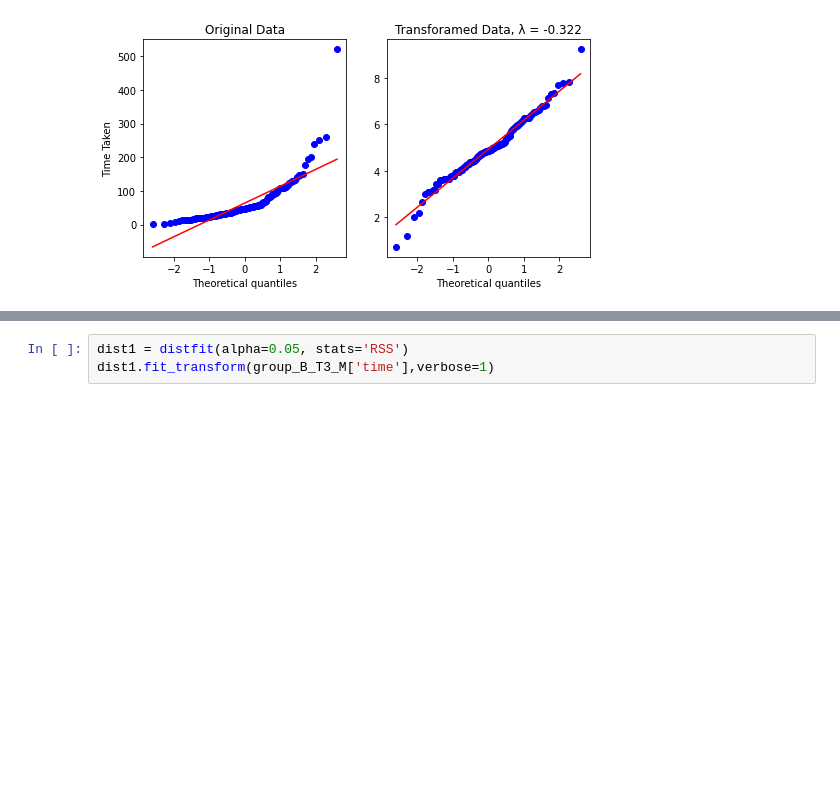
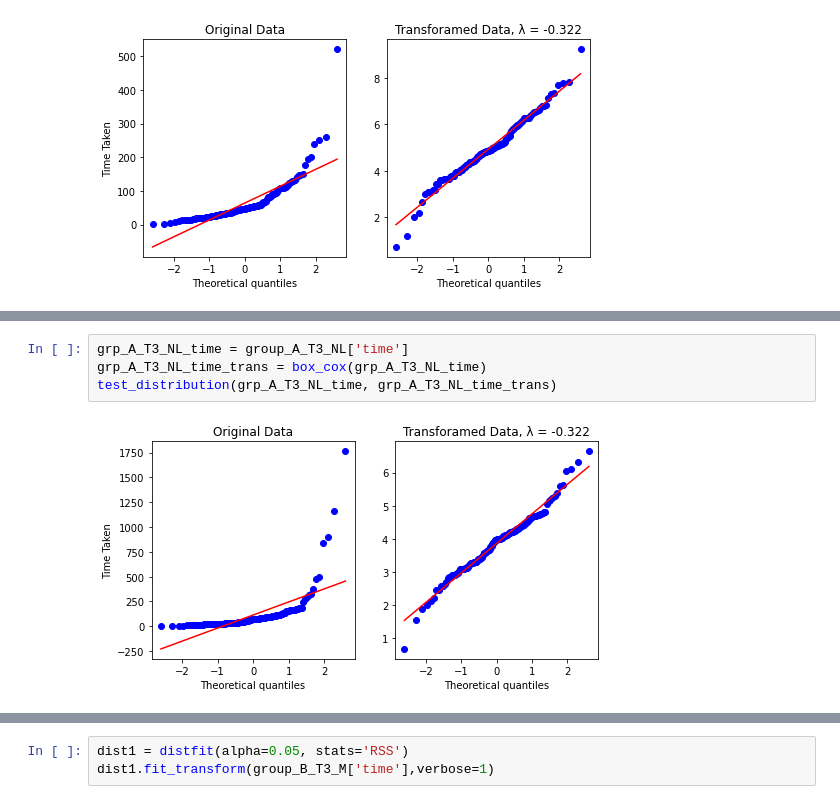
Before and after one commit to velitchko/graph-vis-evaluation-ext, a Jupyter notebook: python/Data Groups.ipynb, the cells around one changed output, grey strips where cells are left out. Saved outputs shown, nothing was run; the diff lists cells and outputs as text; blank space fills up the shorter version.

```diff
--- a/python/Data Groups.ipynb
+++ b/python/Data Groups.ipynb
@@ -657,0 +693,6 @@ test_distribution(grp_A_T1_NL_time, grp_A_T1_NL_time_trans)
+# %%
+grp_A_T3_NL_time = group_A_T3_NL['time']
+grp_A_T3_NL_time_trans = box_cox(grp_A_T3_NL_time)
+test_distribution(grp_A_T3_NL_time, grp_A_T3_NL_time_trans)
+# %% [output]
+[figure, added]
```
Also changed, not shown: parts of 13 cells of this notebook.
